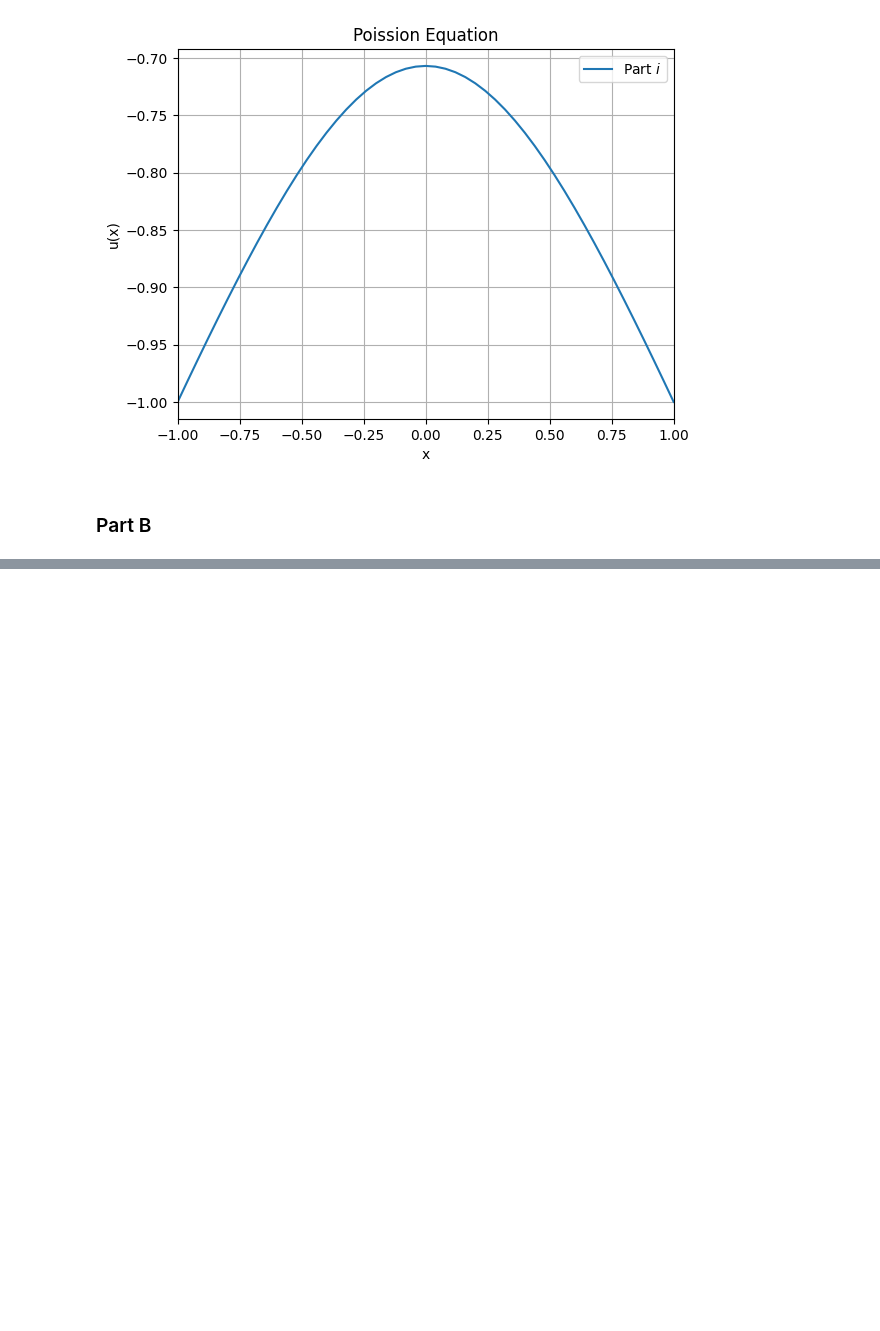
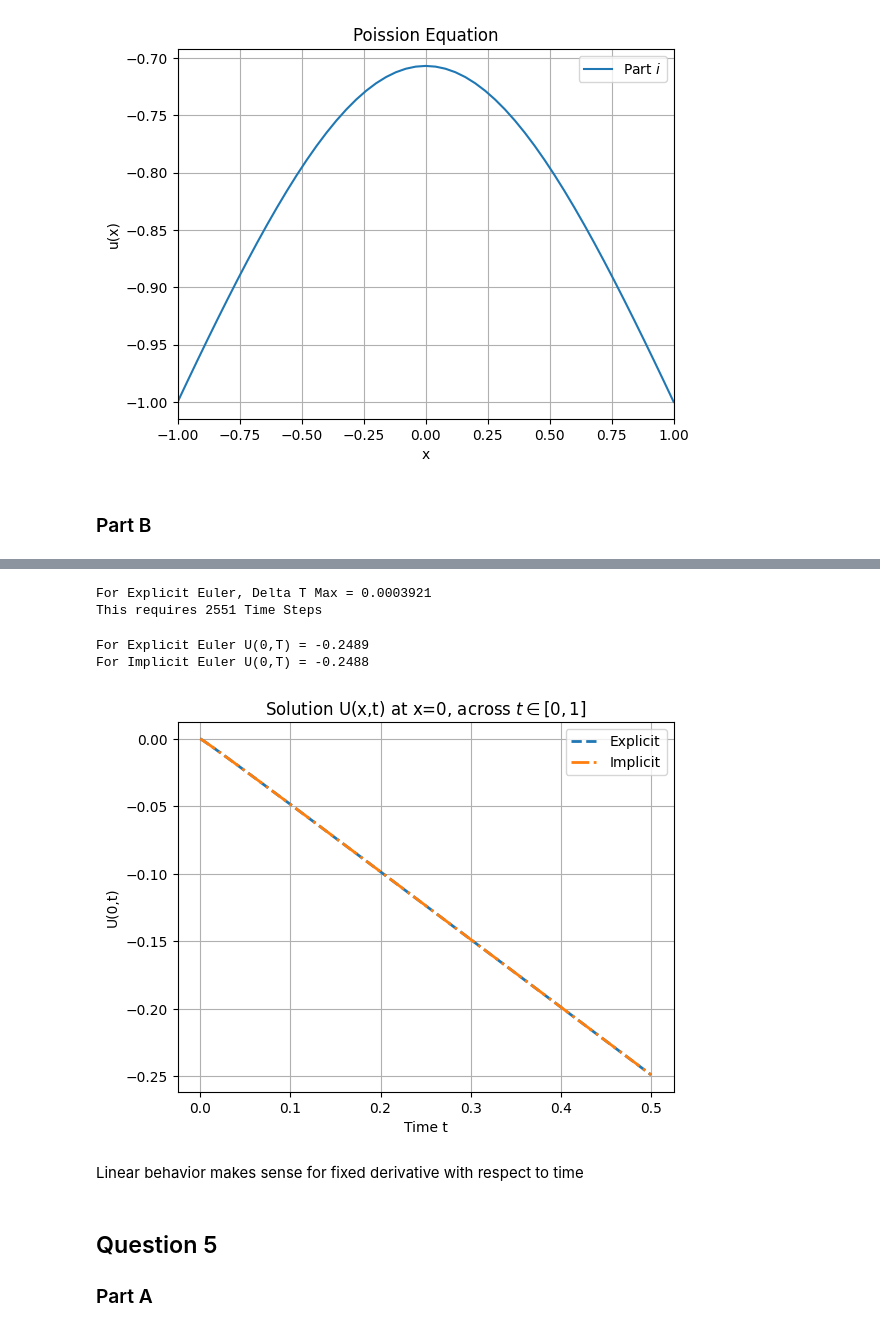
Before and after one commit to LudoOliver/emat30008, a Jupyter notebook: SciCompDemos.ipynb, the cells around one changed output, grey strips where cells are left out. Cells and saved outputs as stored; diff of their text form; code cells hidden in the pictures; blank space fills up the shorter version.

```diff
--- a/SciCompDemos.ipynb
+++ b/SciCompDemos.ipynb
@@ -227,0 +219,59 @@ print(f"")
+# %%
+TimeLimit = 0.5
+DiffusionConstant = 0.5
+LeftBCLocation =0
+RightBCLocation = 2
+NPoints = 101
+DeltaX = (RightBCLocation-LeftBCLocation)/NPoints
+MaxDeltaT = (1/DiffusionConstant)*(DeltaX**2)*(1/2)
+print(f'For Explicit Euler, Delta T Max = {float(f"{MaxDeltaT:.4g}"):g}')
+NTimeSteps = math.ceil(TimeLimit/(MaxDeltaT/2))
+print(f'This requires {NTimeSteps} Time Steps')
+# %% [output]
+For Explicit Euler, Delta T Max = 0.0003921
+This requires 2551 Time Steps
+# %%
+NTimeSteps = math.ceil(TimeLimit/(MaxDeltaT/2))
+LeftBC = ("Neuman",1)
+RightBC = ("Dirilecht",0)
+
+def QuestionFourICs(x):
+    return x*(RightBCLocation-x)*(1/2)
+# %%
+
+import ExplicitEuler
+X,T,U = ExplicitEuler.MethodOfLines(LeftBC=LeftBC,LeftBCLocation=LeftBCLocation,
+                                    RightBC=RightBC,RightBCLocation=RightBCLocation,
+                                    NPoints=NPoints,
+                                    NTimeSteps=NTimeSteps,
+                                    TimeLimit=TimeLimit,
+                                    InitalConditions=QuestionFourICs,
+                                    DiffusionConstant=DiffusionConstant
+                                    )
+plt.plot(T,U[:,0],label="Explicit",linestyle="--",lw=2)
+ImpX,ImpT,ImpU = ExplicitEuler.MethodOfLines(LeftBC=LeftBC,LeftBCLocation=LeftBCLocation,
+                                    RightBC=RightBC,RightBCLocation=RightBCLocation,
+                                    NPoints=NPoints,
+                                    NTimeSteps=int(math.floor(0.5*NTimeSteps)),
+                                    TimeLimit=TimeLimit,
+                                    Implicit=1,
+                                    InitalConditions=QuestionFourICs,
+                                    DiffusionConstant=DiffusionConstant
+                                    )
+plt.plot(ImpT,ImpU[:,0],label="Implicit",linestyle="-.",lw=2)
+plt.xlabel("Time t")
+plt.ylabel("U(0,t)")
+plt.grid()
+plt.legend()
+plt.title(f"Solution U(x,t) at x=0, across $t\in [0,1]$")
+print(f'For Explicit Euler U(0,T) = {float(f"{U[-1,0]:.4g}"):g}')
+print(f"For Implicit Euler U(0,T) = {float(f"{ImpU[-1,0]:.4g}"):g}")
+# %% [output]
+For Explicit Euler U(0,T) = -0.2489
+For Implicit Euler U(0,T) = -0.2488
+[figure, added]
+# %% [markdown]
+Linear behavior makes sense for fixed derivative  with respect to time
+# %% [markdown]
+## Question 5
+### Part A
```
Also changed, not shown: parts of 16 cells of this notebook, 4 other files.
